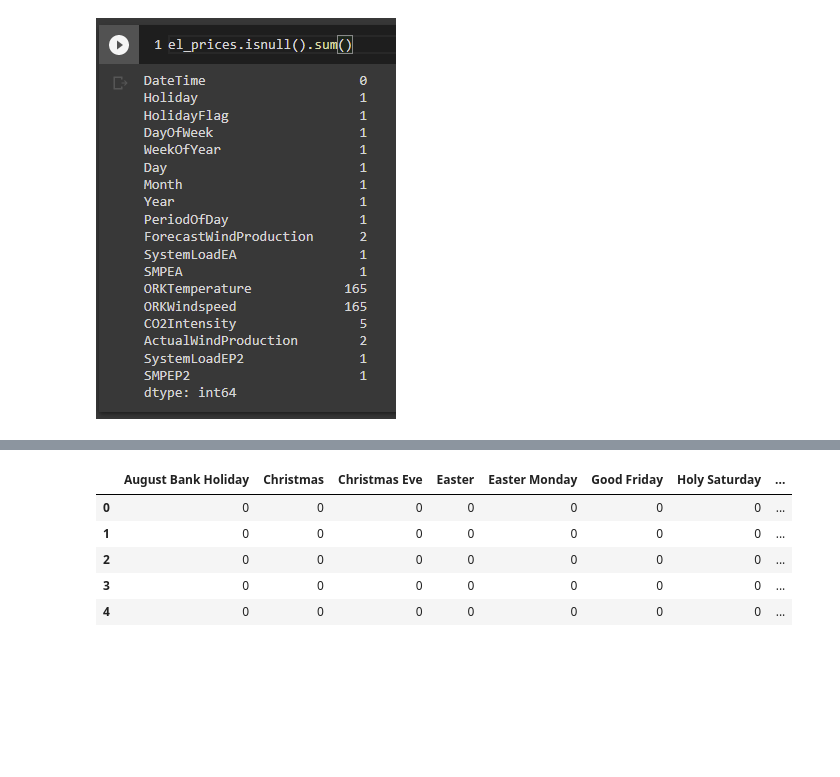
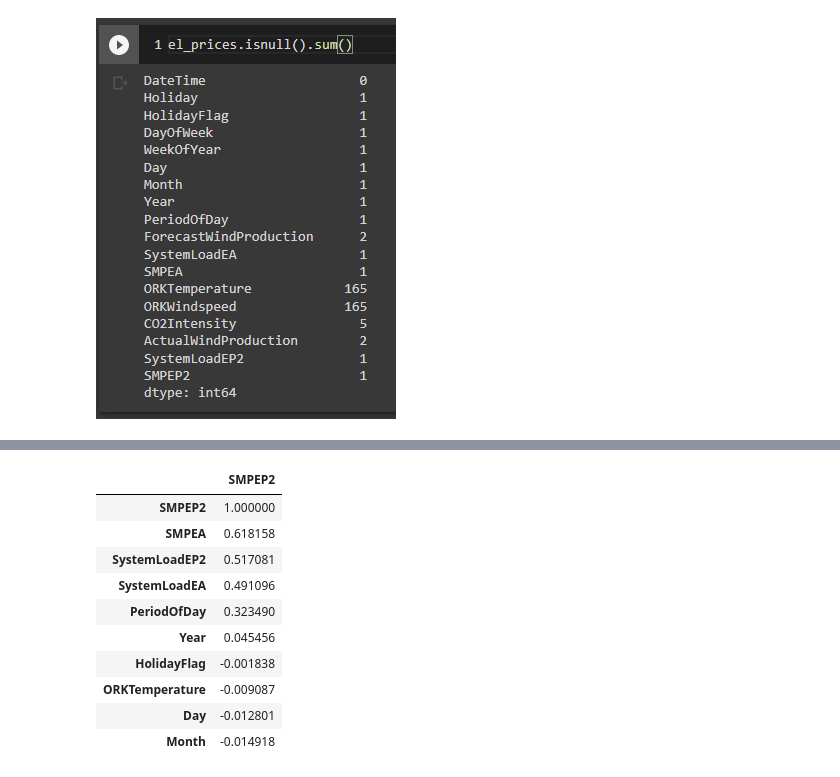
Before and after one commit to VladislavasR/PP4, a Jupyter notebook: PP4.ipynb, the cells around one changed output, grey strips where cells are left out. Cells and saved outputs as stored; diff of their text form; code cells hidden in the pictures; blank space fills up the shorter version.

```diff
--- a/PP4.ipynb
+++ b/PP4.ipynb
@@ -108,11 +118,16 @@ el_prices_plot[['SMPEA','SMPEP2']].resample('M').mean().plot()
-# %%
-el_prices.Holiday.nunique()
-one_hot = pd.get_dummies(el_prices['Holiday'])
-one_hot.head()
-# %% [output]
-|  | August Bank Holiday | Christmas | Christmas Eve | Easter | Easter Monday | Good Friday | Holy Saturday | ... |
-| 0 | 0 | 0 | 0 | 0 | 0 | 0 | 0 | ... |
-| 1 | 0 | 0 | 0 | 0 | 0 | 0 | 0 | ... |
-| 2 | 0 | 0 | 0 | 0 | 0 | 0 | 0 | ... |
-| 3 | 0 | 0 | 0 | 0 | 0 | 0 | 0 | ... |
-| 4 | 0 | 0 | 0 | 0 | 0 | 0 | 0 | ... |
+# %%
+corr_data=el_prices.corr()[['SMPEP2']].sort_values(by='SMPEP2', ascending=False)
+# %%
+corr_data.head(10)
+# %% [output]
+|  | SMPEP2 |
+| SMPEP2 | 1.000000 |
+| SMPEA | 0.618158 |
+| SystemLoadEP2 | 0.517081 |
+| SystemLoadEA | 0.491096 |
+| PeriodOfDay | 0.323490 |
+| Year | 0.045456 |
+| HolidayFlag | -0.001838 |
+| ORKTemperature | -0.009087 |
+| Day | -0.012801 |
+| Month | -0.014918 |
```
Also changed, not shown: parts of 23 cells of this notebook.
